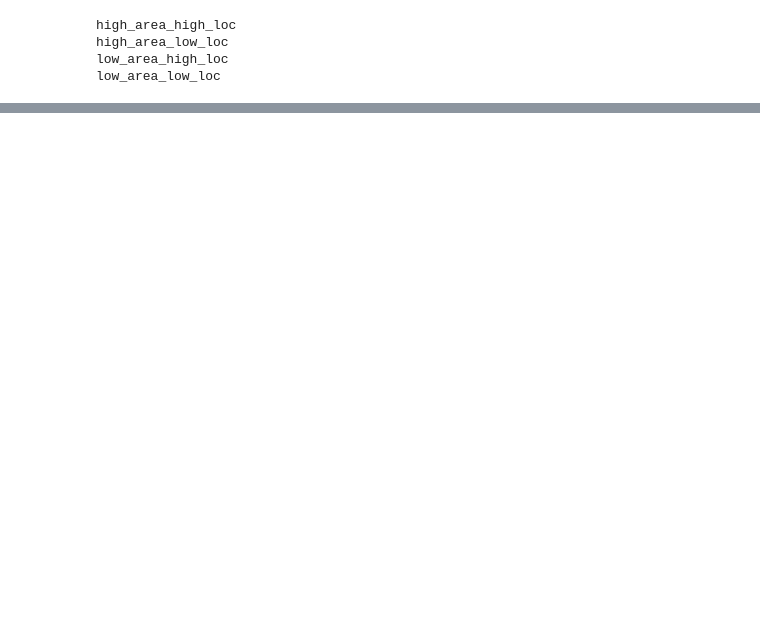
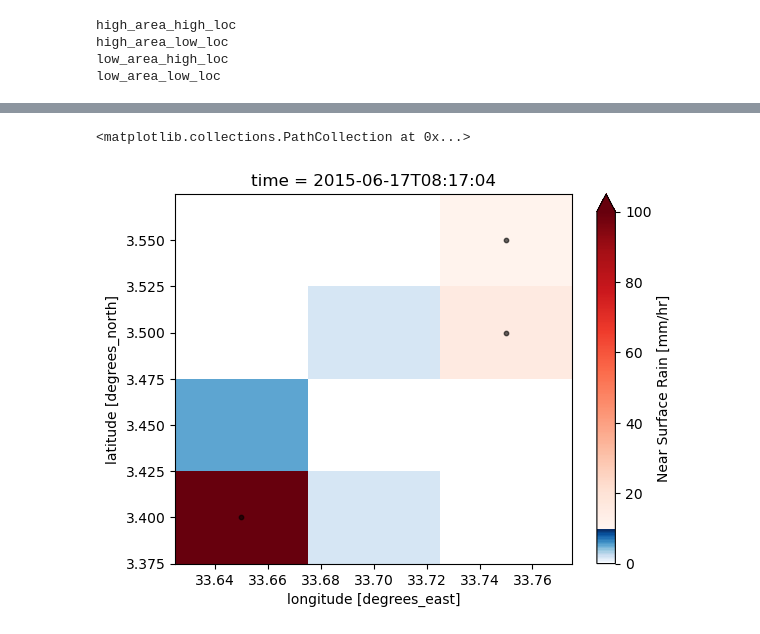
Before and after one commit to pedroanguloumana/extreme_precipitation_in_gpm, a Jupyter notebook: processing/pr01_Download_Example_PSs.ipynb, the cells around one changed output, grey strips where cells are left out. Drawn from its saved outputs; the diff is of its cells as text; code cells hidden in the pictures; blank space fills up the shorter version.

```diff
--- a/processing/pr01_Download_Example_PSs.ipynb
+++ b/processing/pr01_Download_Example_PSs.ipynb
@@ -148,0 +135,73 @@ Name: num_pixels, dtype: int64
+# %%
+df = pf_stats[problem_id]
+
+pf_id = 0
+
+file = df['gpm_filename'].iloc[pf_id]
+pf_id = df['feature_id'].iloc[pf_id]
+region_name = file.split('_')[-1].split('.')[0]
+url = f"http://gpm.atmos.washington.edu/{'/'.join(file.split('/')[5:])}"
+out_filename = f'/Users/pedro/extreme_precipitation_in_gpm/data/example_data/problem_fullfile.nc'
+if os.path.exists(out_filename):
+    os.remove(out_filename) # if exist, remove it directly
+wget.download(url, out_filename)
+
+swath_data = xr.open_dataset(out_filename).squeeze('time')
+rainy_mask = swath_data['near_surf_rain'] >= 1
+structure = [[1,1,1],[1,1,1],[1,1,1]]
+pf_mask = label(rainy_mask, structure=structure)[0]==pf_id
+pf_mask = rainy_mask.copy(data=pf_mask)
+pf_data = swath_data.where(pf_mask, drop=True)
+
+pf_filename = f'/Users/pedro/extreme_precipitation_in_gpm/data/example_data/problem.nc'
+pf_data.to_netcdf(pf_filename)
+
+#
+# Plot the data
+#
+fig, ax = plt.subplots()
+def create_split_cmap(vmin=0, vmax=100, split=10, cmap_low=plt.cm.Blues, cmap_high=plt.cm.Reds):
+    fraction = (split - vmin) / (vmax - vmin)
+    n_total = 256
+    n_low = int(n_total * fraction)
+    n_high = n_total - n_low
+    colors_low = cmap_low(np.linspace(0, 1, n_low))
+    colors_high = cmap_high(np.linspace(0, 1, n_high))
+    merged_colors = np.vstack((colors_low, colors_high))
+    split_cmap = colors.ListedColormap(merged_colors, name="BluesToReds")
+    split_norm = colors.Normalize(vmin=vmin, vmax=vmax)
+    return split_cmap, split_norm
+
+cmap_split, norm_split = create_split_cmap(
+    vmin=0,
+    vmax=100,
+    split=10,
+    cmap_low=plt.cm.Blues,
+    cmap_high=plt.cm.Reds
+)
+
+
+pf_data.near_surf_rain.plot(
+    ax=ax,
+    cmap=cmap_split,
+    norm=norm_split
+)
+
+# Highlight core pixels
+precip = pf_data['near_surf_rain']
+mask = precip >= CORE_THRESH
+lat_vals = precip.coords['lat'].values
+lon_vals = precip.coords['lon'].values
+LON, LAT = np.meshgrid(lon_vals, lat_vals)
+
+ax.scatter(
+    LON[mask],
+    LAT[mask],
+    s=10,          # marker size
+    c='black',       # marker color
+    alpha=0.6,     # some transparency
+    label='>5mm/hr'
+)
+# %% [output]
+<matplotlib.collections.PathCollection at 0x...>
+[figure, added]
```
Also changed, not shown: parts of 9 cells of this notebook, 10 other files.
